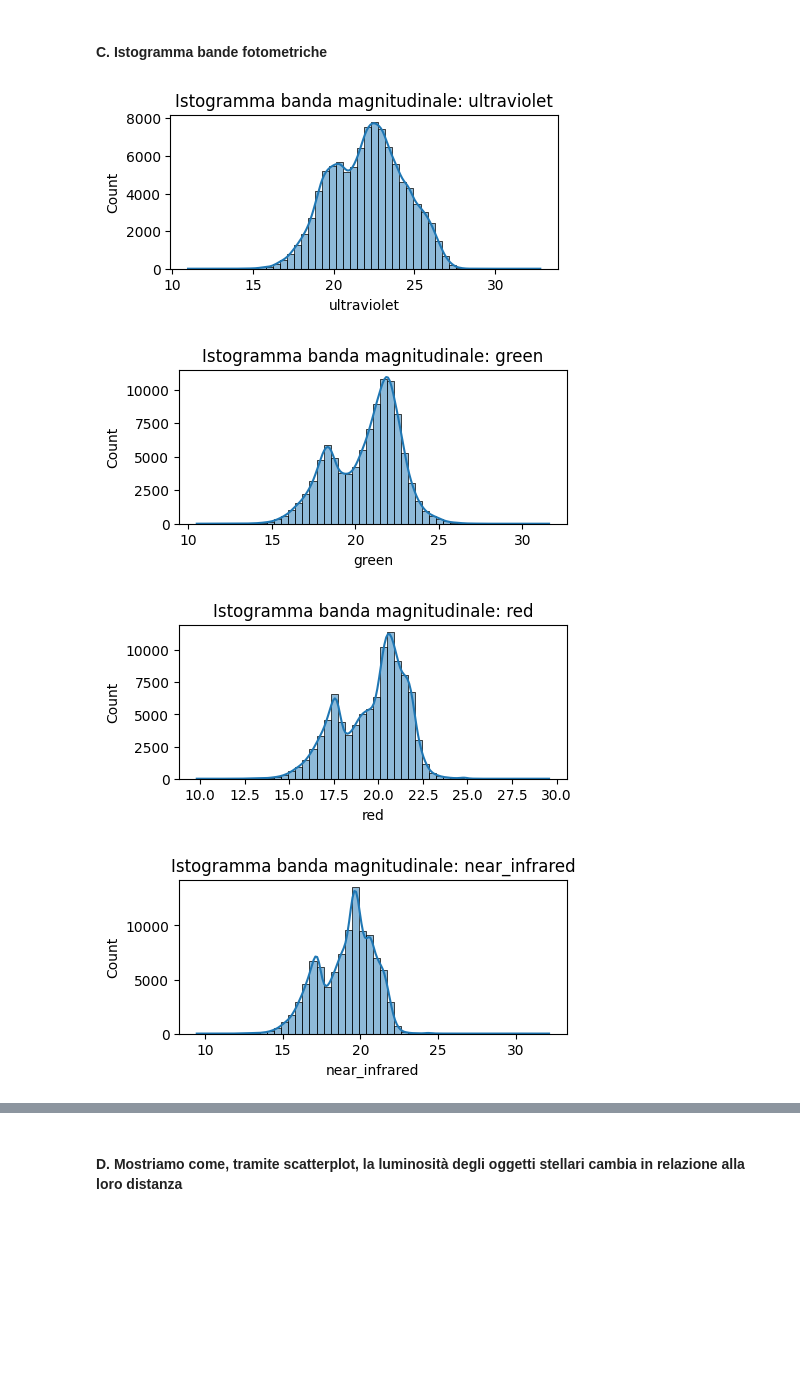
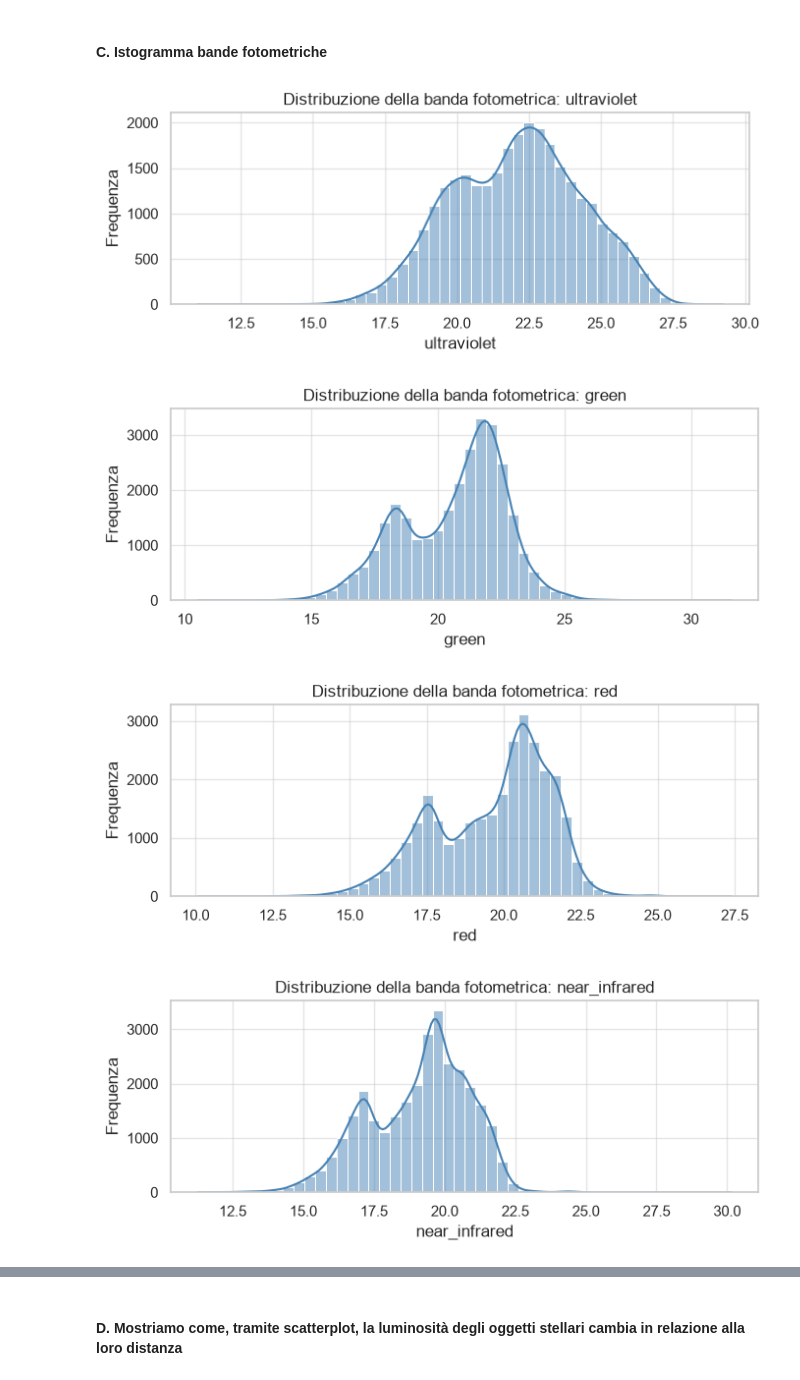
Before and after one commit to FabianCalangiu/Astronomical-Objects-Analysis, a Jupyter notebook: notebooks/astronomical_analysis.ipynb, the cells around one changed output, grey strips where cells are left out. Cells and saved outputs as stored; diff of their text form; code cells hidden in the pictures; blank space fills up the shorter version.

```diff
--- a/notebooks/astronomical_analysis.ipynb
+++ b/notebooks/astronomical_analysis.ipynb
@@ -91,8 +110,8 @@ df.rename(columns={
 # %% [markdown]
 <h4>Eliminazione colonne superflue per l'esplorazione dei dati</h4>
 # %%
-uselessColumns = ['run_ID', 'rerun_ID', 'cam_col', 'fiber_ID', 'field_ID']
-df = df.drop(uselessColumns, axis=1)
+useless_columns = ["run_ID", "rerun_ID", "cam_col", "fiber_ID", "field_ID"]
+df = df.drop(columns=useless_columns)
 
-print(f"Sono state cancellate le seguenti colonne: {uselessColumns}")
+print(f"Colonne escluse dall'analisi: {useless_columns}")
 # %% [output]
@@ -164,5 +205,15 @@ df_encoded["class"] = df_encoded["class"].apply(encode_class)
 # %%
-f,ax = plt.subplots(figsize=(8,6))
-sns.heatmap(df_encoded.corr(), cmap="coolwarm", annot=True, linewidths=1, fmt= '.2f',ax=ax)
+corr_matrix = df_encoded.corr(numeric_only=True)
+
+plt.figure(figsize=(12, 9))
+sns.heatmap(
+    corr_matrix,
+    cmap="coolwarm",
+    annot=True,
+    linewidths=0.5,
+    fmt=".2f",
+)
+plt.title("Matrice di correlazione")
+plt.tight_layout()
 plt.show()
 # %% [output]
@@ -175,15 +226,27 @@ plt.show()
 # %% [markdown]
 <h4>C. Istogramma bande fotometriche</h4>
 # %%
-data = df[["ultraviolet", "green", "red", "near_infrared", "infrared"]].copy()
+photometric_data = df[photometric_columns].sample(
+    n=min(30_000, len(df)),
+    random_state=RANDOM_STATE,
+)
 
-for d in data.columns:
-    plt.figure(figsize=(5, 2))
-    sns.histplot(x=data[d], kde=True, bins=50)
-    plt.title(f"Istogramma banda magnitudinale: {d}")
+for column in photometric_columns:
+    plt.figure(figsize=(7, 3))
+    sns.histplot(
+        data=photometric_data,
+        x=column,
+        kde=True,
+        bins=50,
+        color="steelblue",
+    )
+    plt.title(f"Distribuzione della banda fotometrica: {column}")
+    plt.xlabel(column)
+    plt.ylabel("Frequenza")
+    plt.tight_layout()
     plt.show()
 # %% [output]
-[figure, old version]
+[figure, new version]
-[figure, old version]
+[figure, new version]
-[figure, old version]
+[figure, new version]
-[figure, old version]
+[figure, new version]
```
Also changed, not shown: parts of 44 cells of this notebook, 1 other file.
